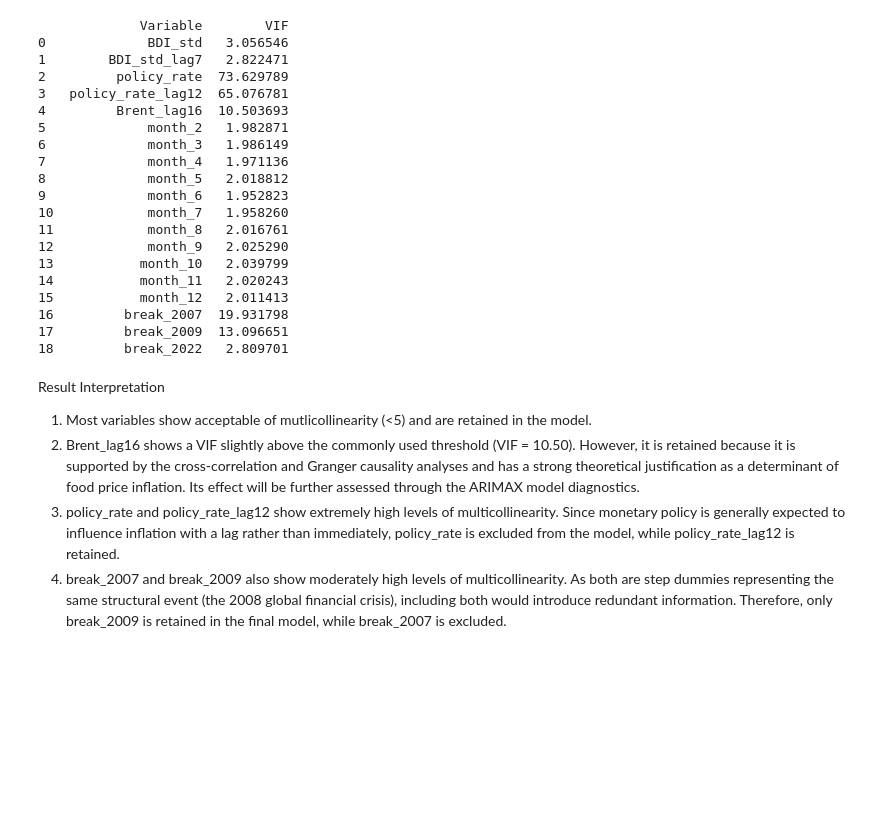
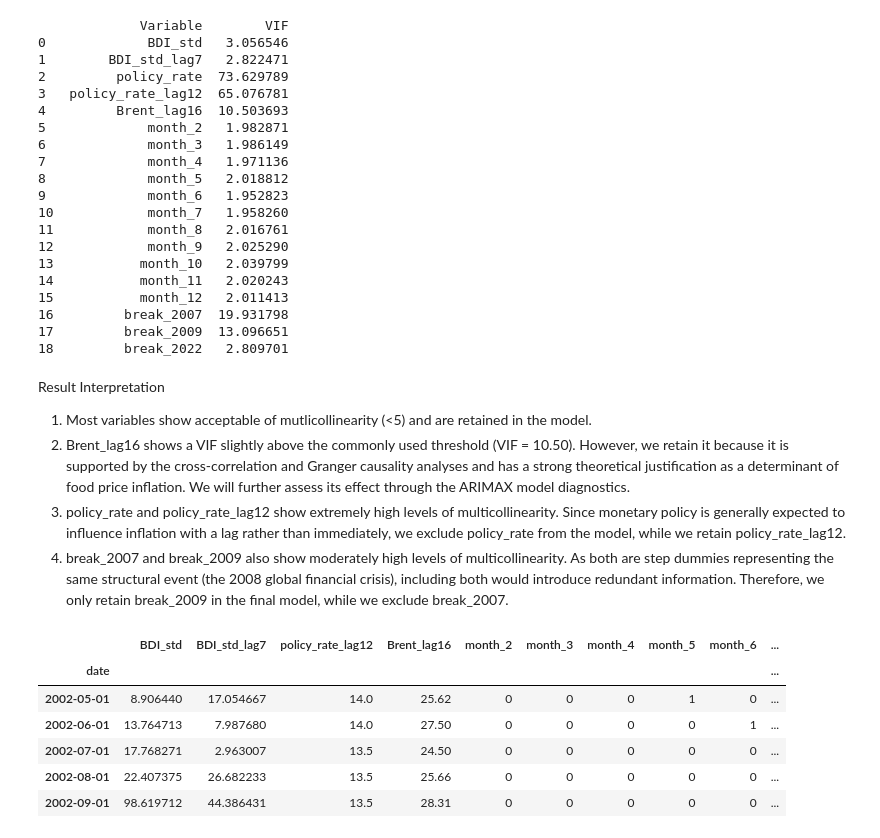
Before and after one commit to GorataB/Hackathon_PolyglotPioneers, a Jupyter notebook: Model_1_Statistical.ipynb, the cells around one changed output. Drawn from its saved outputs; the diff is of its cells as text; code cells hidden in the pictures; blank space fills up the shorter version.

```diff
--- a/Model_1_Statistical.ipynb
+++ b/Model_1_Statistical.ipynb
@@ -1242,6 +1242,21 @@ print(vif)
 # %% [markdown]
 Result Interpretation
 1. Most variables show acceptable of mutlicollinearity (<5) and are retained in the model.
-2. Brent_lag16 shows a VIF slightly above the commonly used threshold (VIF = 10.50). However, it is retained because it is supported by the cross-correlation and Granger causality analyses and has a strong theoretical justification as a determinant of food price inflation. Its effect will be further assessed through the ARIMAX model diagnostics.
-3. policy_rate and policy_rate_lag12 show extremely high levels of multicollinearity. Since monetary policy is generally expected to influence inflation with a lag rather than immediately, policy_rate is excluded from the model, while policy_rate_lag12 is retained.
-4. break_2007 and break_2009 also show moderately high levels of multicollinearity. As both are step dummies representing the same structural event (the 2008 global financial crisis), including both would introduce redundant information. Therefore, only break_2009 is retained in the final model, while break_2007 is excluded.
+2. Brent_lag16 shows a VIF slightly above the commonly used threshold (VIF = 10.50). However, we retain it because it is supported by the cross-correlation and Granger causality analyses and has a strong theoretical justification as a determinant of food price inflation. We will further assess its effect through the ARIMAX model diagnostics.
+3. policy_rate and policy_rate_lag12 show extremely high levels of multicollinearity. Since monetary policy is generally expected to influence inflation with a lag rather than immediately, we exclude policy_rate from the model, while we retain policy_rate_lag12.
+4. break_2007 and break_2009 also show moderately high levels of multicollinearity. As both are step dummies representing the same structural event (the 2008 global financial crisis), including both would introduce redundant information. Therefore, we only retain break_2009 in the final model, while we exclude break_2007.
+# %%
+# Drop vaiables showing high multicollinearity
+X = X.drop(
+    columns=["policy_rate", "break_2007"]
+)
+# %%
+X.head()
+# %% [output]
+|  | BDI_std | BDI_std_lag7 | policy_rate_lag12 | Brent_lag16 | month_2 | month_3 | month_4 | month_5 | month_6 | ... |
+| date |  |  |  |  |  |  |  |  |  | ... |
+| 2002-05-01 | 8.906440 | 17.054667 | 14.0 | 25.62 | 0 | 0 | 0 | 1 | 0 | ... |
+| 2002-06-01 | 13.764713 | 7.987680 | 14.0 | 27.50 | 0 | 0 | 0 | 0 | 1 | ... |
+| 2002-07-01 | 17.768271 | 2.963007 | 13.5 | 24.50 | 0 | 0 | 0 | 0 | 0 | ... |
+| 2002-08-01 | 22.407375 | 26.682233 | 13.5 | 25.66 | 0 | 0 | 0 | 0 | 0 | ... |
+| 2002-09-01 | 98.619712 | 44.386431 | 13.5 | 28.31 | 0 | 0 | 0 | 0 | 0 | ... |
```
Also changed, not shown: parts of 17 cells of this notebook, 3 other files.
